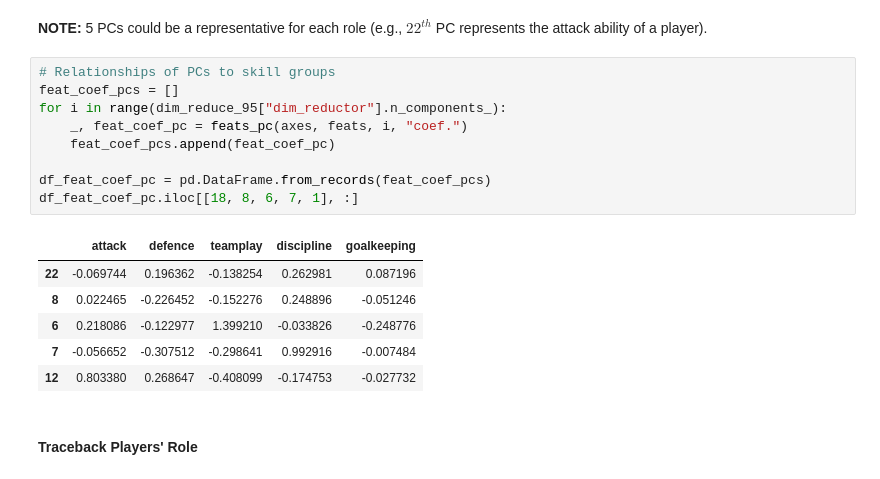
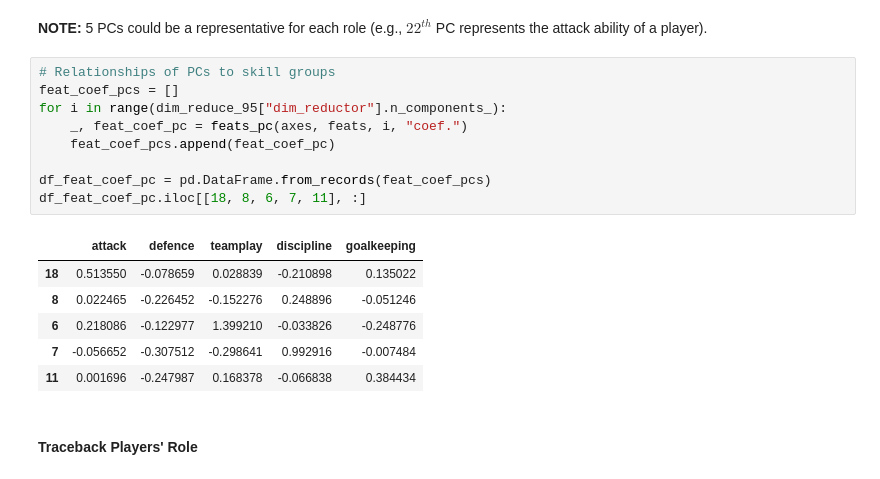
Before and after one commit to minhngt62/ds-epl-matches, a Jupyter notebook: notebooks/02_exploratory_data_analysis.ipynb, the cells around one changed output. Cells and saved outputs as stored; diff of their text form.

```diff
--- a/notebooks/02_exploratory_data_analysis.ipynb
+++ b/notebooks/02_exploratory_data_analysis.ipynb
@@ -301,19 +301,19 @@ df_feat_percent_pc.iloc[df_feat_percent_pc.idxmax(), :]
 # %%
 # Relationships of PCs to skill groups
 feat_coef_pcs = []
 for i in range(dim_reduce_95["dim_reductor"].n_components_):
     _, feat_coef_pc = feats_pc(axes, feats, i, "coef.")
     feat_coef_pcs.append(feat_coef_pc)
 
 df_feat_coef_pc = pd.DataFrame.from_records(feat_coef_pcs)
-df_feat_coef_pc.iloc[[18, 8, 6, 7, 1], :]
+df_feat_coef_pc.iloc[[18, 8, 6, 7, 11], :]
 # %% [output]
 |  | attack | defence | teamplay | discipline | goalkeeping |
-| 22 | -0.069744 | 0.196362 | -0.138254 | 0.262981 | 0.087196 |
+| 18 | 0.513550 | -0.078659 | 0.028839 | -0.210898 | 0.135022 |
 | 8 | 0.022465 | -0.226452 | -0.152276 | 0.248896 | -0.051246 |
 | 6 | 0.218086 | -0.122977 | 1.399210 | -0.033826 | -0.248776 |
 | 7 | -0.056652 | -0.307512 | -0.298641 | 0.992916 | -0.007484 |
-| 12 | 0.803380 | 0.268647 | -0.408099 | -0.174753 | -0.027732 |
+| 11 | 0.001696 | -0.247987 | 0.168378 | -0.066838 | 0.384434 |
 # %% [markdown]
 #### Traceback Players' Role
 # %%
```
